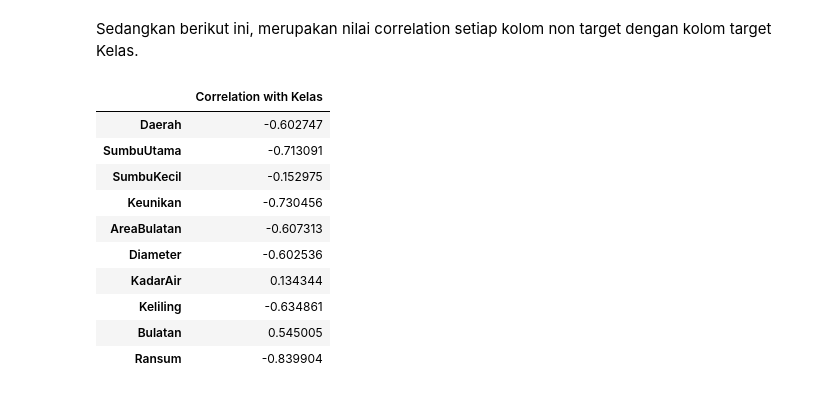
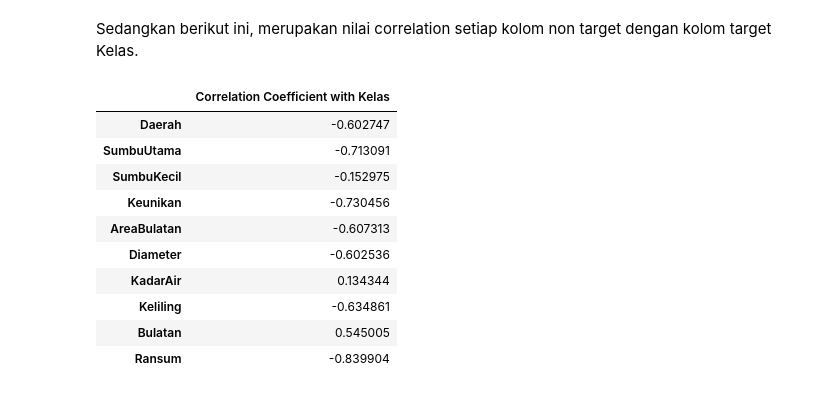
Before and after one commit to alifbhadrika/data-statistical-analysis, a Jupyter notebook: K04-T1-IF2220-13519186.ipynb, the cells around one changed output. Drawn from its saved outputs; the diff is of its cells as text; code cells hidden in the pictures.

```diff
--- a/K04-T1-IF2220-13519186.ipynb
+++ b/K04-T1-IF2220-13519186.ipynb
@@ -602,9 +597,9 @@ Sedangkan berikut ini, merupakan nilai correlation setiap kolom non target denga
 # %%
 corrwithKelas = data[data.columns[1:]].corr()['Kelas'][:-1]
 corrwithKelas = pd.DataFrame(data=corrwithKelas)
-corrwithKelas.rename(columns={'Kelas' : 'Correlation with Kelas'}, inplace = False)
+corrwithKelas.rename(columns={'Kelas' : 'Correlation Coefficient with Kelas'}, inplace = False)
 # %% [output]
-|  | Correlation with Kelas |
+|  | Correlation Coefficient with Kelas |
 | Daerah | -0.602747 |
 | SumbuUtama | -0.713091 |
 | SumbuKecil | -0.152975 |
```
Also changed, not shown: parts of 20 cells of this notebook.
